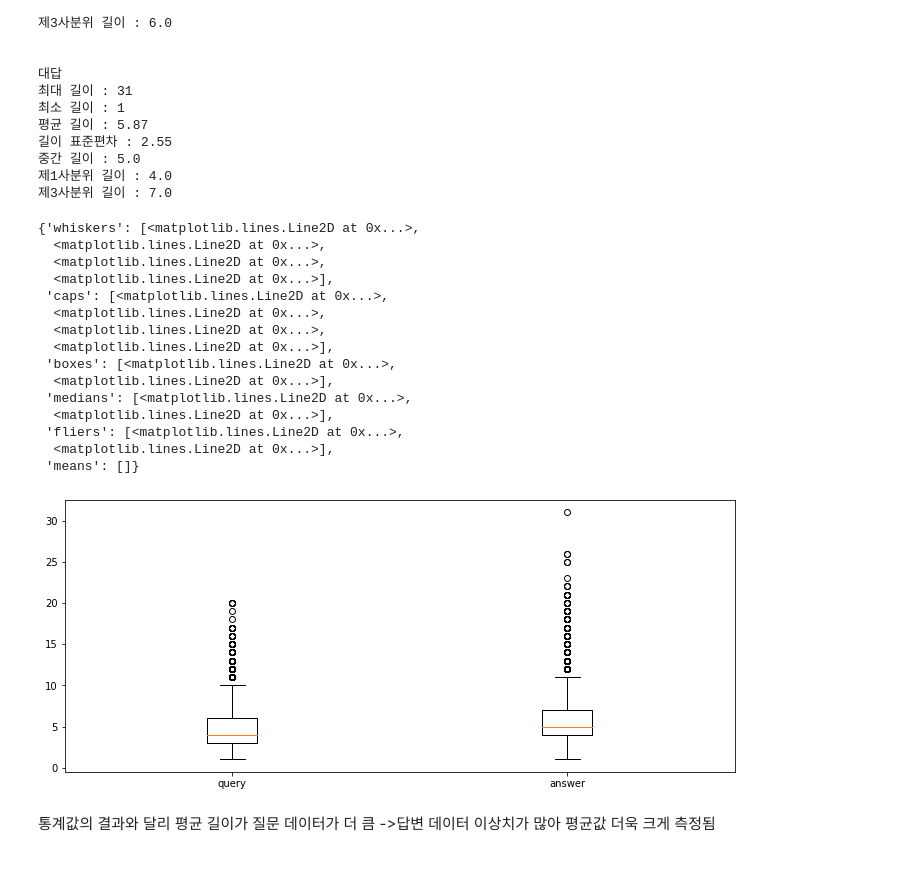
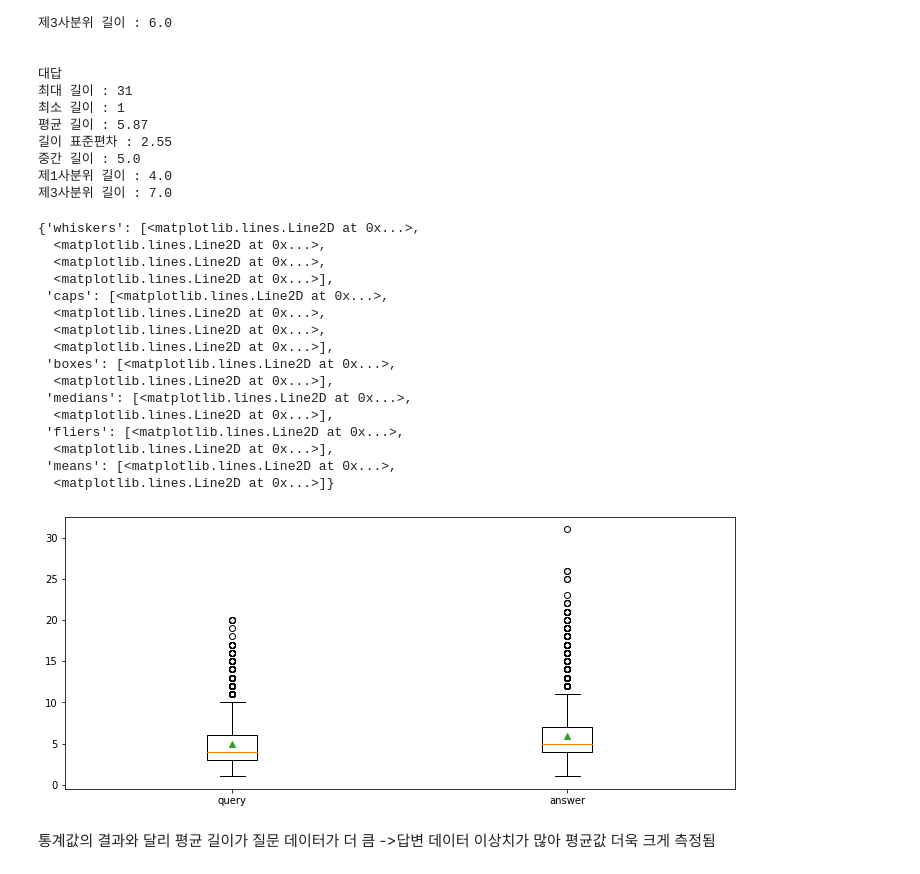
Before and after one commit to Jio-Kim/NLP_with_TF2-ML, a Jupyter notebook: 6_챗봇_만들기.ipynb, the cells around one changed output. Drawn from its saved outputs; the diff is of its cells as text; code cells hidden in the pictures.

```diff
--- a/6_챗봇_만들기.ipynb
+++ b/6_챗봇_만들기.ipynb
@@ -215,24 +213,26 @@ for i in lists:
 # %%
 plt.figure(figsize =(12,5))
 plt.boxplot([query_sent_len_by_morph, answer_sent_len_by_morph],
-            labels = ["query", 'answer'])
+            labels = ["query", 'answer'],
+            showmeans = True)
 # %% [output]
 {'whiskers': [<matplotlib.lines.Line2D at 0x...>,
   <matplotlib.lines.Line2D at 0x...>,
   <matplotlib.lines.Line2D at 0x...>,
   <matplotlib.lines.Line2D at 0x...>],
  'caps': [<matplotlib.lines.Line2D at 0x...>,
   <matplotlib.lines.Line2D at 0x...>,
   <matplotlib.lines.Line2D at 0x...>,
   <matplotlib.lines.Line2D at 0x...>],
  'boxes': [<matplotlib.lines.Line2D at 0x...>,
   <matplotlib.lines.Line2D at 0x...>],
  'medians': [<matplotlib.lines.Line2D at 0x...>,
   <matplotlib.lines.Line2D at 0x...>],
  'fliers': [<matplotlib.lines.Line2D at 0x...>,
   <matplotlib.lines.Line2D at 0x...>],
- 'means': []}
+ 'means': [<matplotlib.lines.Line2D at 0x...>,
+  <matplotlib.lines.Line2D at 0x...>]}
-[figure, old version]
+[figure, new version]
 # %% [markdown]
 통계값의 결과와 달리 평균 길이가 질문 데이터가 더 큼
 ->답변 데이터 이상치가 많아 평균값 더욱 크게 측정됨
```
Also changed, not shown: parts of 36 cells of this notebook.
